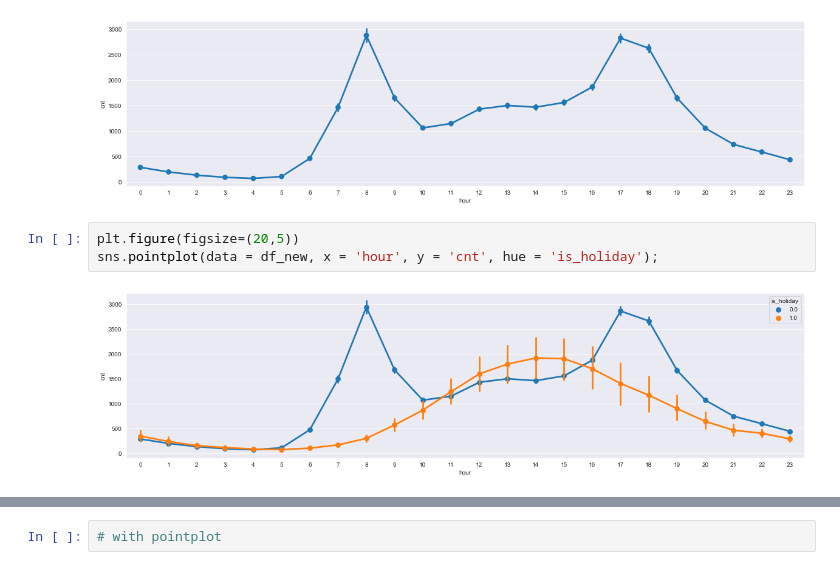
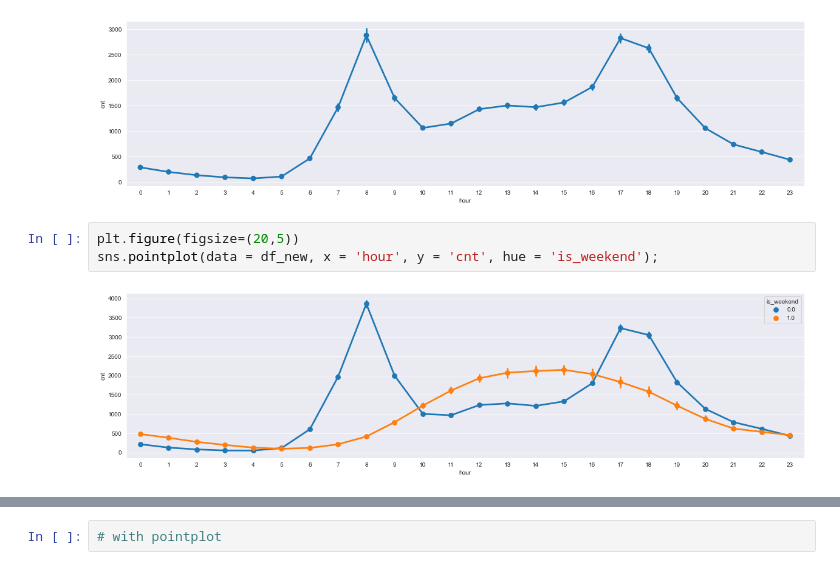
Before and after one commit to cantalcagri/DS-Assignments, a Jupyter notebook: DV_capstone_student (1).ipynb, the cells around one changed output, grey strips where cells are left out. Cells and saved outputs as stored; diff of their text form.

```diff
--- a/DV_capstone_student (1).ipynb
+++ b/DV_capstone_student (1).ipynb
@@ -446,6 +446,6 @@ sns.pointplot(data = df_new, x = 'hour', y = 'cnt');
 [figure]
 # %%
 plt.figure(figsize=(20,5))
-sns.pointplot(data = df_new, x = 'hour', y = 'cnt', hue = 'is_holiday');
+sns.pointplot(data = df_new, x = 'hour', y = 'cnt', hue = 'is_weekend');
 # %% [output]
-[figure, old version]
+[figure, new version]
```
Also changed, not shown: parts of 10 cells of this notebook.
